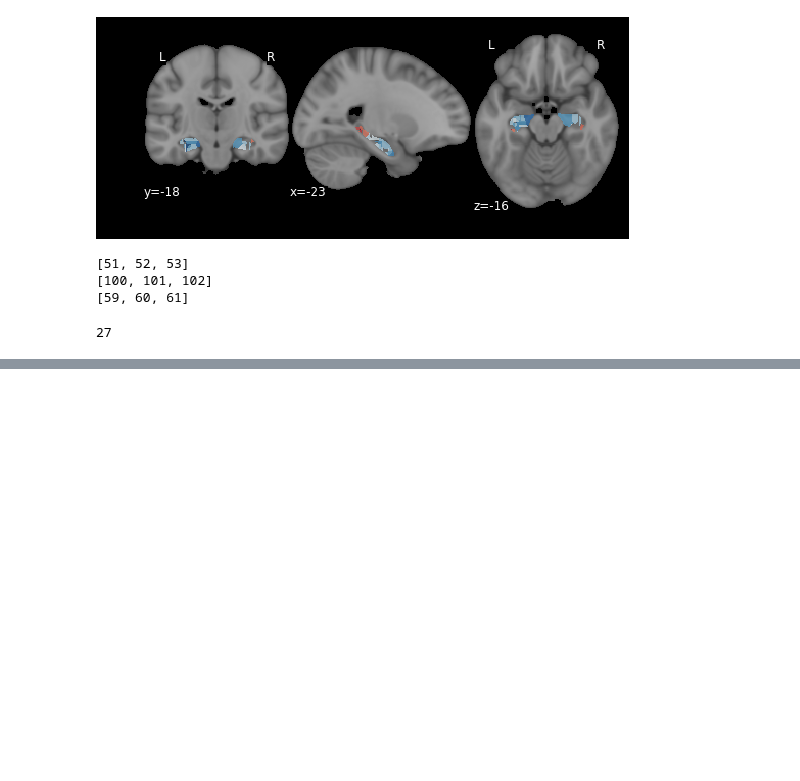
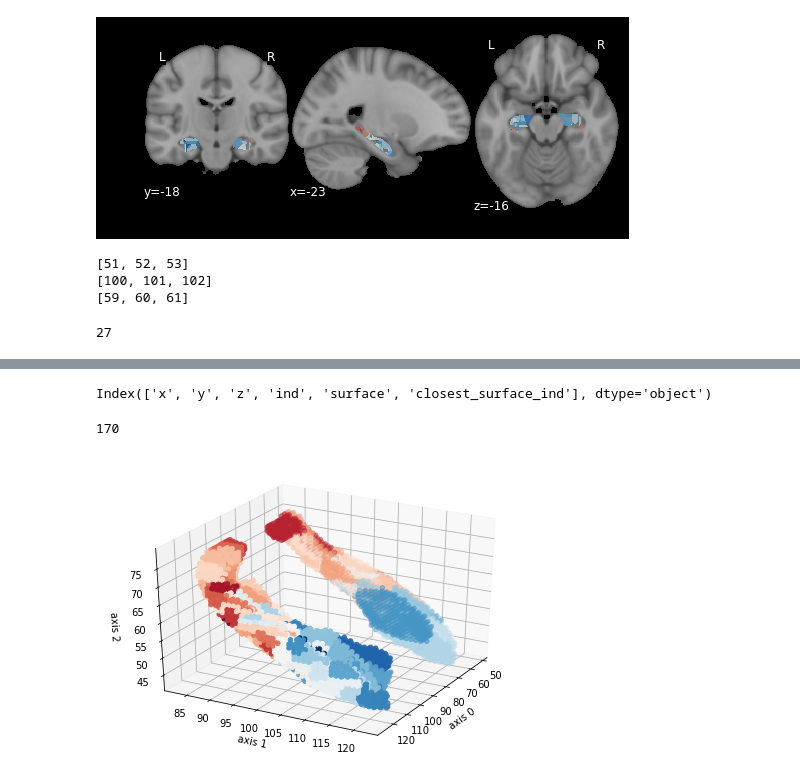
Before and after one commit to illdopejake/hack_projects, a Jupyter notebook: A-P_axis_updated_coords.ipynb, the cells around one changed output, grey strips where cells are left out. Saved outputs shown, nothing was run; the diff lists cells and outputs as text; code cells hidden in the pictures; blank space fills up the shorter version.

```diff
--- a/A-P_axis_updated_coords.ipynb
+++ b/A-P_axis_updated_coords.ipynb
@@ -2394,0 +2533,10 @@ for c in range(len(hcoods[0])):
+# %%
+s_coords = label_locations
+for i,row in surf_vox.iterrows():
+    cord = [row['x'],row['y'],row['z']]
+    dists = [abs(cord[0] - s_coords[0][x]) + \
+             abs(cord[1] - s_coords[1][x]) + \
+             abs(cord[2] - s_coords[2][x]) for x in range(len(s_coords[0]))]
+    surf_vox.loc[i,'closest_surface_ind'] = np.argmin(dists)
+    if i%1000 == 0:
+        print('finished',i)
@@ -2394,0 +2553,8 @@ for c in range(len(hcoods[0])):
+# %%
+surf_vox.columns
+# %% [output]
+Index(['x', 'y', 'z', 'ind', 'surface', 'closest_surface_ind'], dtype='object')
+# %%
+rend_hipp_p3 = np.zeros_like(hipp)
+for i,row in surf_vox.iterrows():
+    rend_hipp_p3[row['x'],row['y'],row['z']] = p_vec[row['ind']]
@@ -2394,0 +2565,25 @@ for c in range(len(hcoods[0])):
+# %%
+len(label_locations[0])
+# %% [output]
+170
+# %%
+plt.close()
+label_locations = [surf_vox['x'].tolist(),
+                   surf_vox['y'].tolist(),
+                   surf_vox['z'].tolist()]
+fig = plt.figure()
+ax = Axes3D(fig)
+ax.scatter(label_locations[0], label_locations[1], label_locations[2], c = rend_hipp_p3[label_locations],
+          cmap='RdBu')
+# To split into LR, we need to visualize where the LR split is, where front is
+for angle in range(0, 30):
+    ax.view_init(30, angle)
+    plt.draw()
+    plt.pause(.001)
+
+ax.set_xlabel('axis 0')
+ax.set_ylabel('axis 1')
+ax.set_zlabel('axis 2')
+plt.show()
+# %% [output]
+[figure, added]
```
Also changed, not shown: parts of 29 cells of this notebook.
